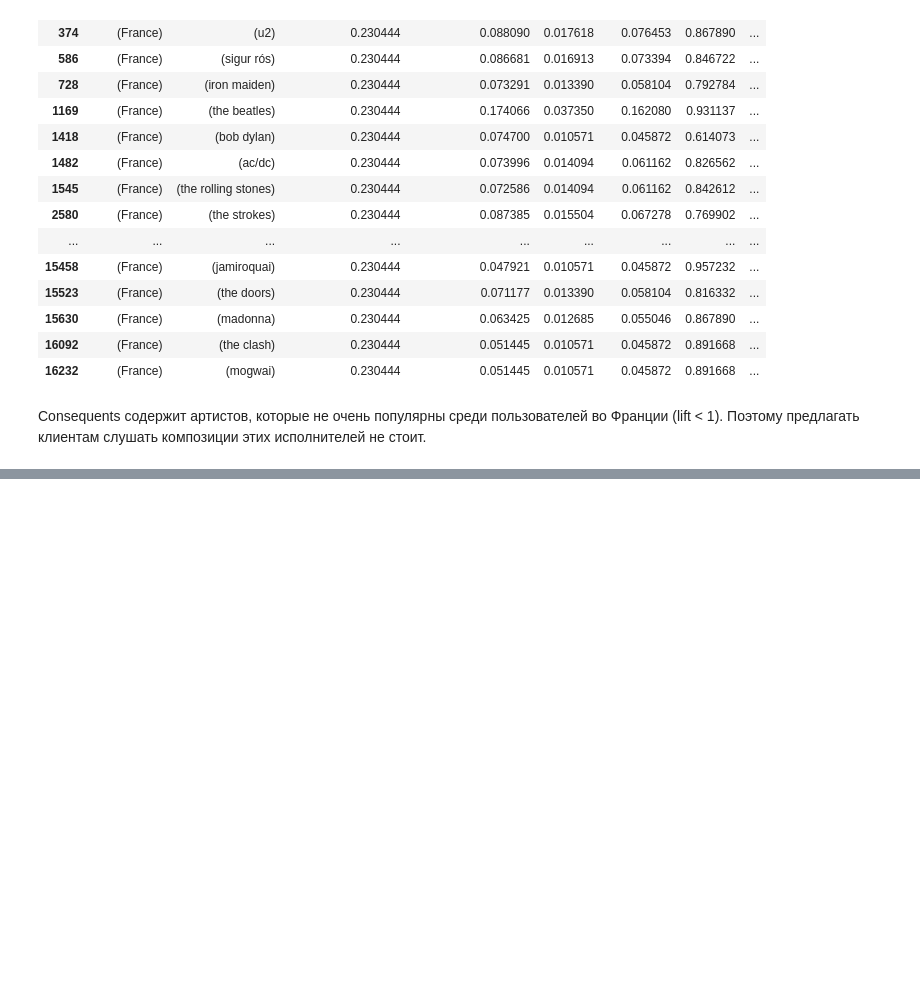
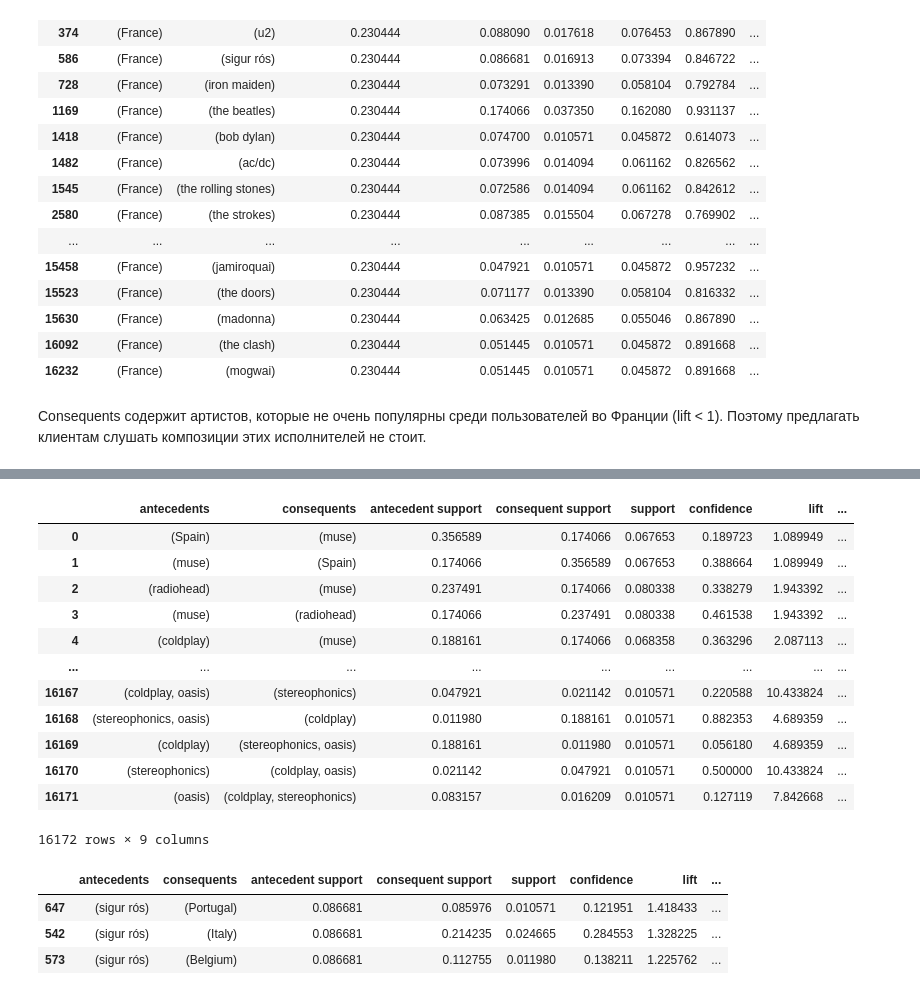
Before and after one commit to ematasova/Data_analyst, a Jupyter notebook: Лаба 2/Hometask 2.ipynb, the cells around one changed output, grey strips where cells are left out. Cells and saved outputs as stored; diff of their text form; code cells hidden in the pictures; blank space fills up the shorter version.

```diff
--- a/Лаба 2/Hometask 2.ipynb
+++ b/Лаба 2/Hometask 2.ipynb
@@ -327,0 +343,31 @@ fpmax_artists_rules.sort_values('support', ascending=False)
+# %%
+rules_fpgrowth_country = association_rules(fpgrowth_country, metric="lift", min_threshold=1)
+rules_fpgrowth_country
+# %% [output]
+|  | antecedents | consequents | antecedent support | consequent support | support | confidence | lift | ... |
+| 0 | (Spain) | (muse) | 0.356589 | 0.174066 | 0.067653 | 0.189723 | 1.089949 | ... |
+| 1 | (muse) | (Spain) | 0.174066 | 0.356589 | 0.067653 | 0.388664 | 1.089949 | ... |
+| 2 | (radiohead) | (muse) | 0.237491 | 0.174066 | 0.080338 | 0.338279 | 1.943392 | ... |
+| 3 | (muse) | (radiohead) | 0.174066 | 0.237491 | 0.080338 | 0.461538 | 1.943392 | ... |
+| 4 | (coldplay) | (muse) | 0.188161 | 0.174066 | 0.068358 | 0.363296 | 2.087113 | ... |
+| ... | ... | ... | ... | ... | ... | ... | ... | ... |
+| 16167 | (coldplay, oasis) | (stereophonics) | 0.047921 | 0.021142 | 0.010571 | 0.220588 | 10.433824 | ... |
+| 16168 | (stereophonics, oasis) | (coldplay) | 0.011980 | 0.188161 | 0.010571 | 0.882353 | 4.689359 | ... |
+| 16169 | (coldplay) | (stereophonics, oasis) | 0.188161 | 0.011980 | 0.010571 | 0.056180 | 4.689359 | ... |
+| 16170 | (stereophonics) | (coldplay, oasis) | 0.021142 | 0.047921 | 0.010571 | 0.500000 | 10.433824 | ... |
+| 16171 | (oasis) | (coldplay, stereophonics) | 0.083157 | 0.016209 | 0.010571 | 0.127119 | 7.842668 | ... |
+16172 rows × 9 columns
+# %%
+rule5 = rules_fpgrowth_country[
+    ((rules_fpgrowth_country['consequents'] == {'Spain'})
+      | (rules_fpgrowth_country['consequents'] == {'Portugal'})
+      | (rules_fpgrowth_country['consequents'] == {'France'})
+      | (rules_fpgrowth_country['consequents'] == {'Italy'})
+      | (rules_fpgrowth_country['consequents'] == {'Belgium'}))
+    & (rules_fpgrowth_country['antecedents'] == {'sigur rós'})].sort_values(by='lift', ascending=False)
+rule5
+# %% [output]
+|  | antecedents | consequents | antecedent support | consequent support | support | confidence | lift | ... |
+| 647 | (sigur rós) | (Portugal) | 0.086681 | 0.085976 | 0.010571 | 0.121951 | 1.418433 | ... |
+| 542 | (sigur rós) | (Italy) | 0.086681 | 0.214235 | 0.024665 | 0.284553 | 1.328225 | ... |
+| 573 | (sigur rós) | (Belgium) | 0.086681 | 0.112755 | 0.011980 | 0.138211 | 1.225762 | ... |
```
Also changed, not shown: parts of 15 cells of this notebook.
